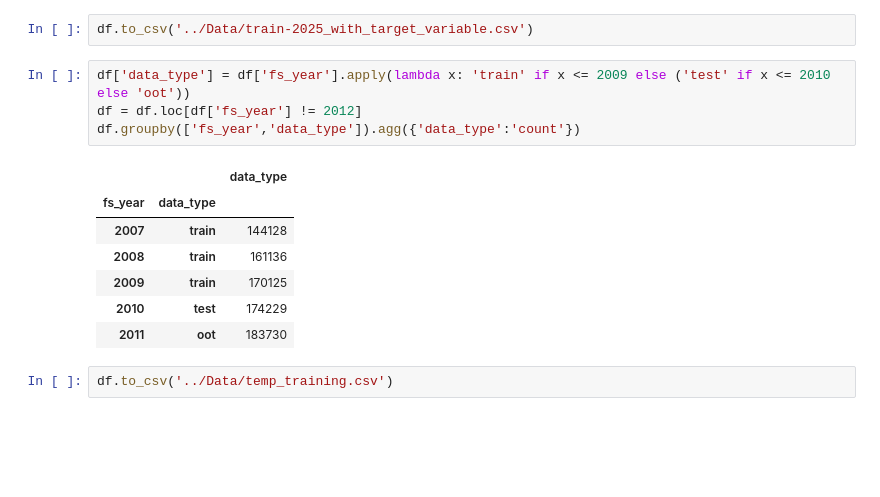
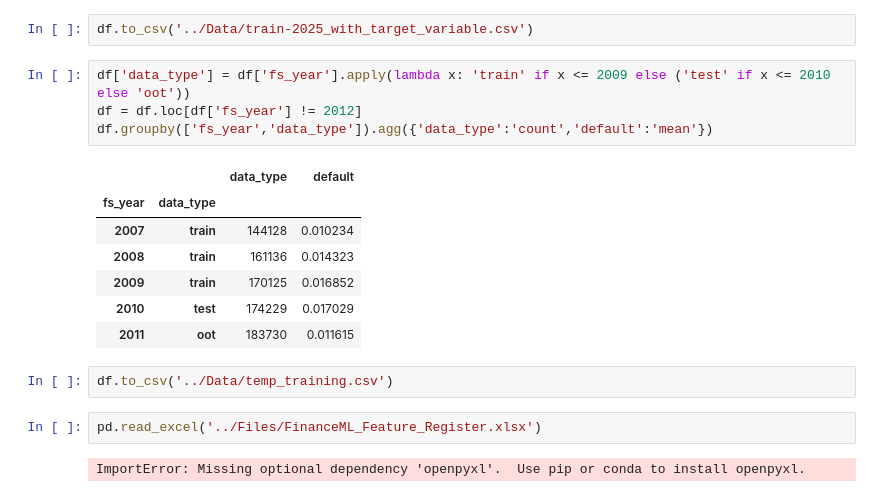
Before and after one commit to Anubhav3084/FinanceML-Course-Project, a Jupyter notebook: Project/Code/data.ipynb, the cells around one changed output. Cells and saved outputs as stored; diff of their text form; blank space fills up the shorter version.

```diff
--- a/Project/Code/data.ipynb
+++ b/Project/Code/data.ipynb
@@ -79,14 +79,18 @@ df.to_csv('../Data/train-2025_with_target_variable.csv')
 # %%
 df['data_type'] = df['fs_year'].apply(lambda x: 'train' if x <= 2009 else ('test' if x <= 2010 else 'oot'))
 df = df.loc[df['fs_year'] != 2012]
-df.groupby(['fs_year','data_type']).agg({'data_type':'count'})
+df.groupby(['fs_year','data_type']).agg({'data_type':'count','default':'mean'})
 # %% [output]
-|  |  | data_type |
-| fs_year | data_type |  |
-| 2007 | train | 144128 |
-| 2008 | train | 161136 |
-| 2009 | train | 170125 |
-| 2010 | test | 174229 |
-| 2011 | oot | 183730 |
+|  |  | data_type | default |
+| fs_year | data_type |  |  |
+| 2007 | train | 144128 | 0.010234 |
+| 2008 | train | 161136 | 0.014323 |
+| 2009 | train | 170125 | 0.016852 |
+| 2010 | test | 174229 | 0.017029 |
+| 2011 | oot | 183730 | 0.011615 |
 # %%
 df.to_csv('../Data/temp_training.csv')
+# %%
+pd.read_excel('../Files/FinanceML_Feature_Register.xlsx')
+# %% [output]
+ImportError: Missing optional dependency 'openpyxl'.  Use pip or conda to install openpyxl.
```
Also changed, not shown: parts of 1 cell of this notebook, 7 other files.
